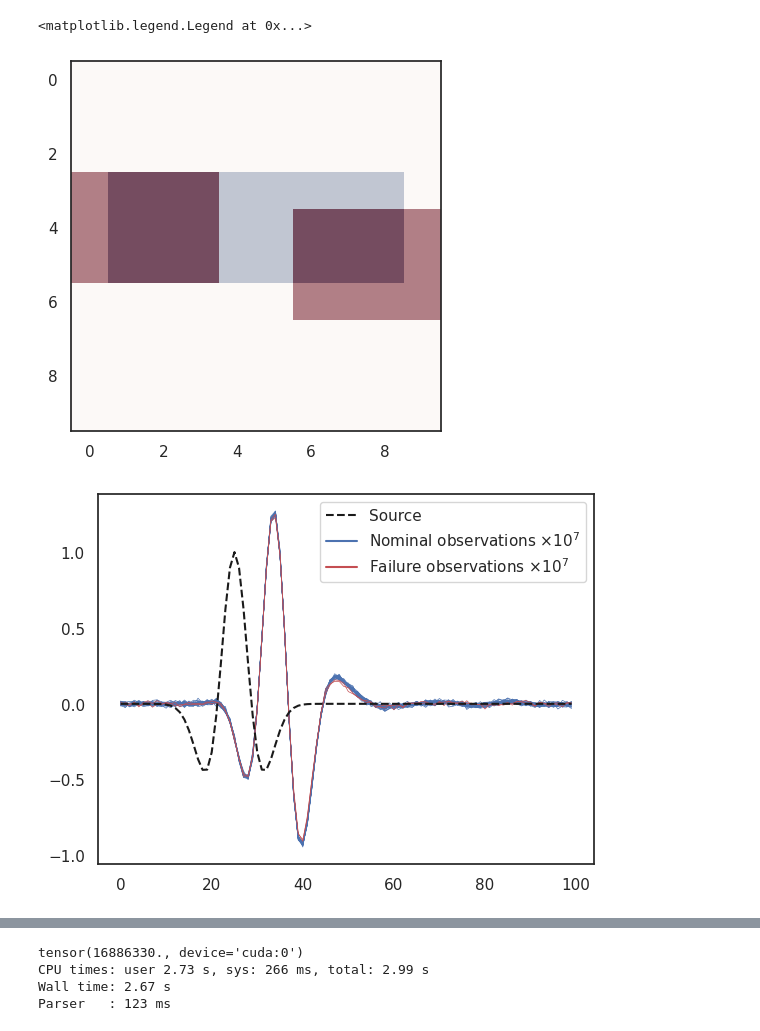
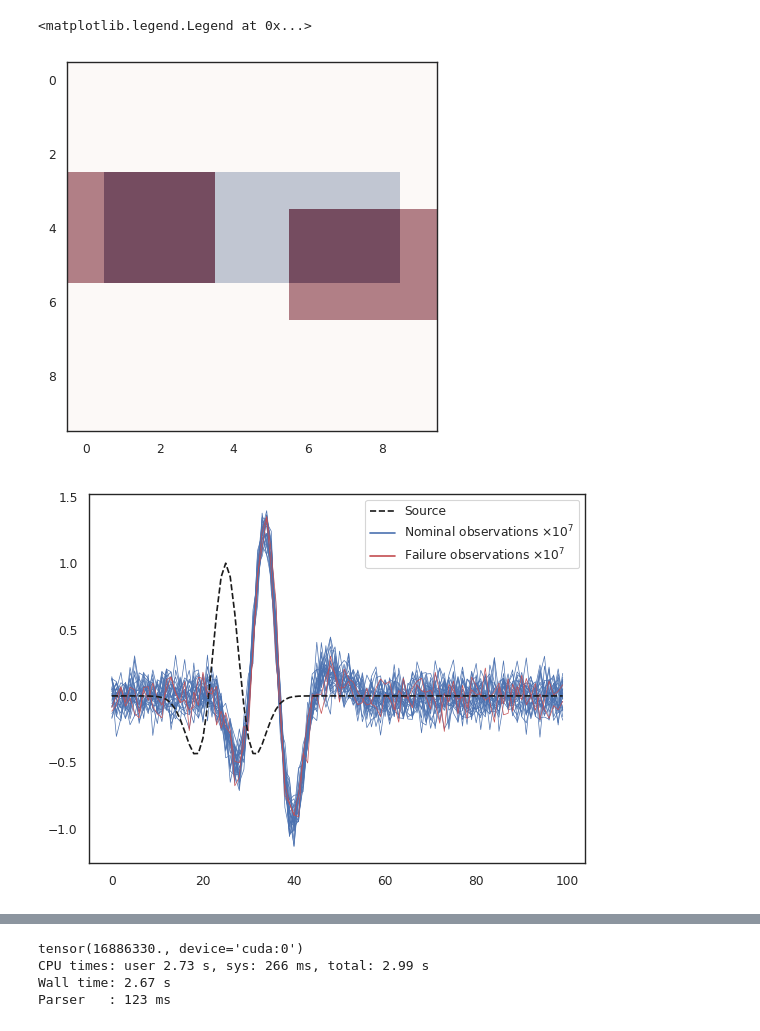
Before and after one commit to dawsonc/BayesAir, a Jupyter notebook: scripts/notebooks/seismic.ipynb, the cells around one changed output, grey strips where cells are left out. Drawn from its saved outputs; the diff is of its cells as text; code cells hidden in the pictures.

```diff
--- a/scripts/notebooks/seismic.ipynb
+++ b/scripts/notebooks/seismic.ipynb
@@ -77,7 +77,7 @@ rho_center = 2200
 rho_scale = 100
 
 
-def seismic_model(N, receiver_observations=None, observation_noise_scale=1e-1):
+def seismic_model(N, receiver_observations=None, observation_noise_scale=1e-1, return_result=False):
     # Define generic priors on a normalized basis
     profile = pyro.sample(
         "profile",
@@ -126,8 +126,13 @@ def seismic_model(N, receiver_observations=None, observation_noise_scale=1e-1):
         noise_dist,
         obs=receiver_observations,
     )
-    return noisy_obs
+
+    if return_result:
+        return noisy_obs, result
+    else:
+        return noisy_obs
 # %%
+sns.set(style="white", context="paper", color_codes=True)
 # Define the different subsurface conditions for "nominal" and "failure"
 with torch.no_grad():
     profile_background = torch.zeros(ny_coarse, nx_coarse, device=device)
@@ -142,35 +147,35 @@ with torch.no_grad():
     profile_failure[4:7, 6:10] = 1.0
 
     plt.imshow(profile_nominal.cpu().numpy(), cmap="Blues", alpha=0.5)
     plt.imshow(profile_failure.cpu().numpy(), cmap="Reds", alpha=0.5)
 
     # Generate the data for the nominal and failure cases
     N_nominal = 25
     N_failure = 2
-    observation_noise_scale = 1e-2
+    observation_noise_scale = 1e-1
 
     nominal_model = pyro.poutine.condition(
         seismic_model, data={"profile": profile_nominal}
     )
-    nominal_observations = nominal_model(
-        N=N_nominal, observation_noise_scale=observation_noise_scale
+    nominal_observations, result = nominal_model(
+        N=N_nominal, observation_noise_scale=observation_noise_scale, return_result=True
     )
 
     failure_model = pyro.poutine.condition(
         seismic_model, data={"profile": profile_failure}
     )
     failure_observations = failure_model(
         N=N_failure, observation_noise_scale=observation_noise_scale
     )
 
 plt.figure()
 plt.plot(nominal_observations[:, 2, 4, :].cpu().numpy().T, "b-", linewidth=0.5)
 plt.plot(failure_observations[:, 2, 4, :].cpu().numpy().T, "r-", linewidth=0.5)
 plt.plot(source_amplitudes[0, 0, :].cpu().numpy(), "k--", label="Source")
 plt.plot([], "b-", label="Nominal observations $\\times 10^7$")
 plt.plot([], "r-", label="Failure observations $\\times 10^7$")
 plt.legend()
 # %% [output]
 <matplotlib.legend.Legend at 0x...>
-[figure, old version]
+[figure, new version]
-[figure, old version]
+[figure, new version]
```
Also changed, not shown: parts of 1 cell of this notebook, 48 other files.
